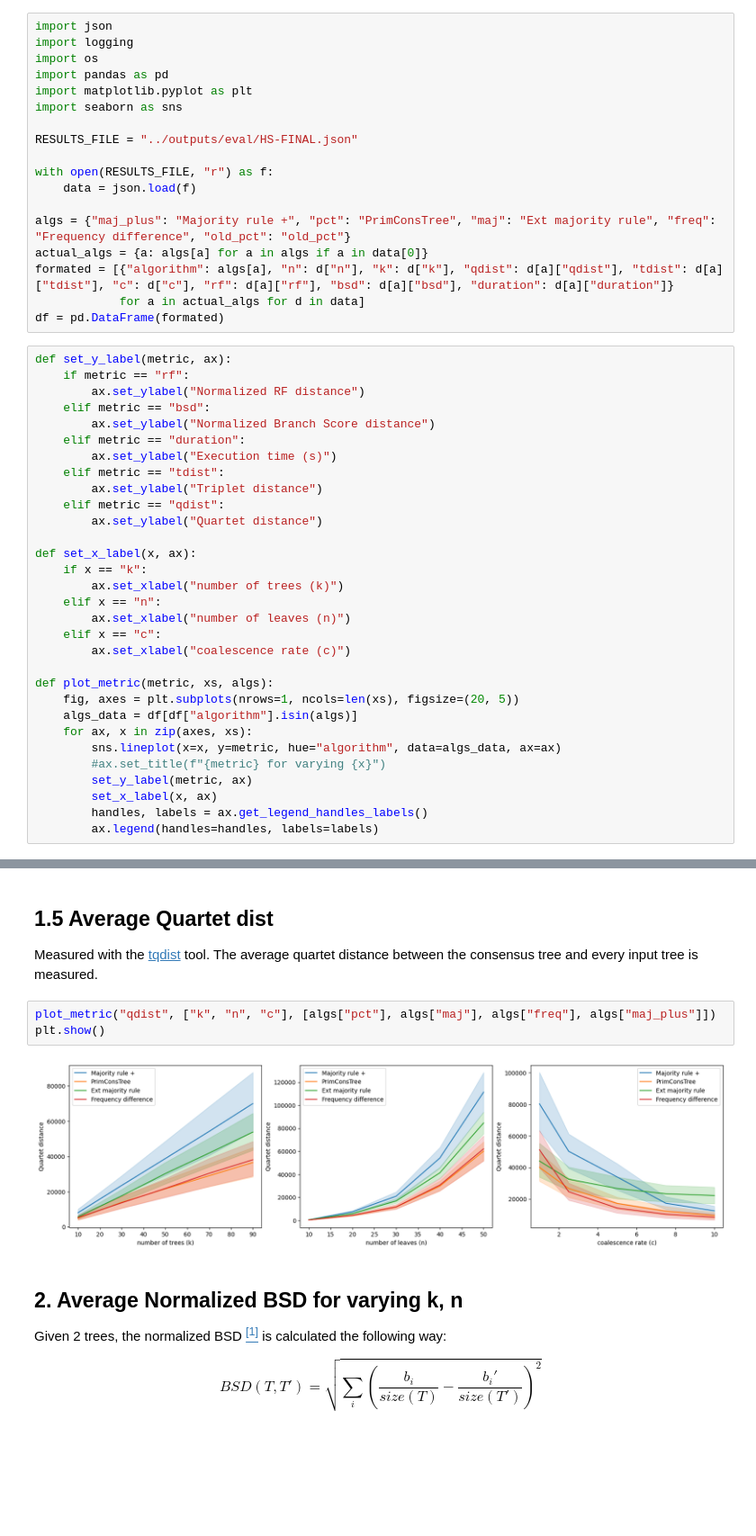
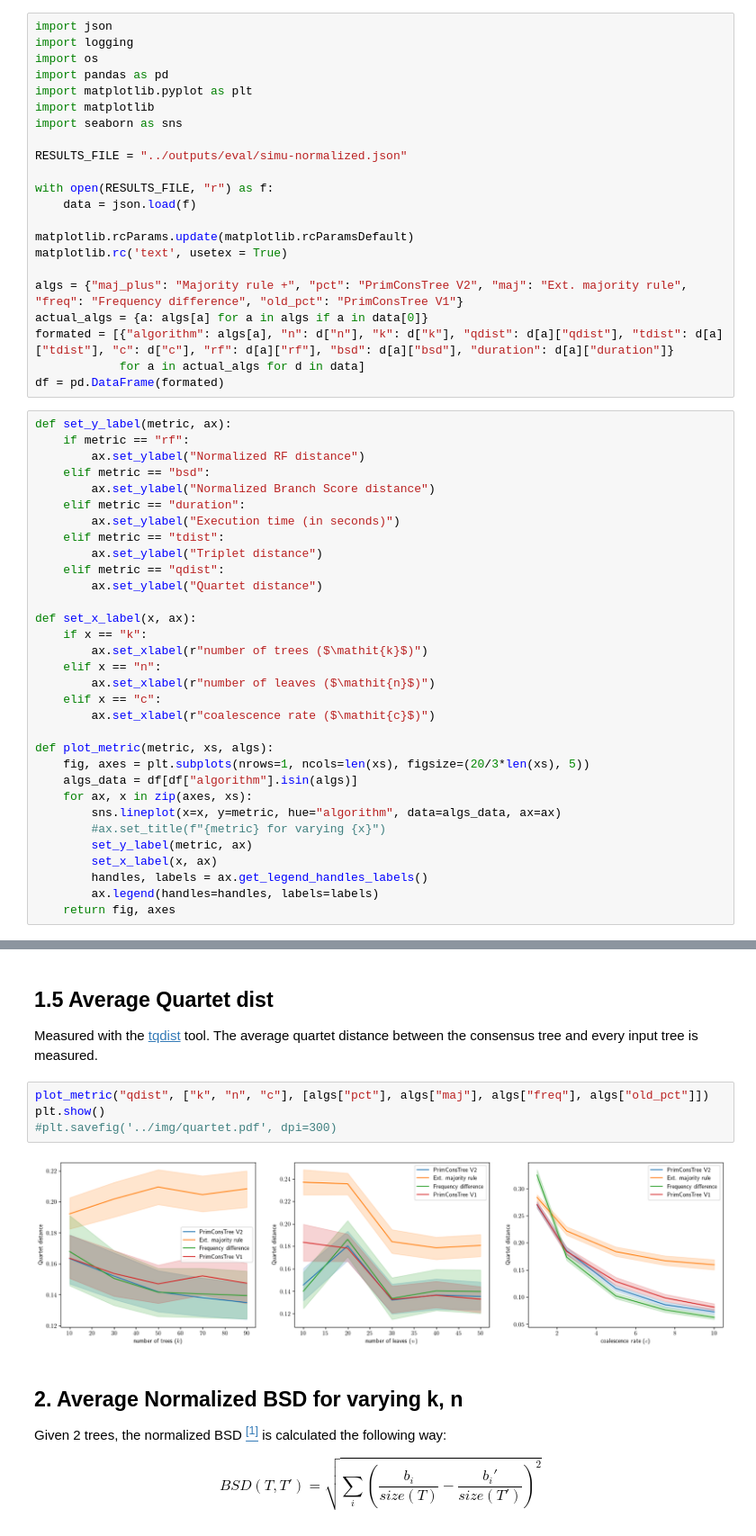
Before and after one commit to tahiri-lab/PrismTree, a Jupyter notebook: src/analysis.ipynb, the cells around one changed output, grey strips where cells are left out. Shown: that part at 90% size. Saved outputs shown, nothing was run; the diff lists cells and outputs as text; blank space fills up the shorter version.

```diff
--- a/src/analysis.ipynb
+++ b/src/analysis.ipynb
@@ -15,14 +15,18 @@ import logging
 import os
 import pandas as pd
 import matplotlib.pyplot as plt
+import matplotlib
 import seaborn as sns
 
-RESULTS_FILE = "../outputs/eval/HS-FINAL.json"
+RESULTS_FILE = "../outputs/eval/simu-normalized.json"
 
 with open(RESULTS_FILE, "r") as f:
     data = json.load(f)
 
-algs = {"maj_plus": "Majority rule +", "pct": "PrimConsTree", "maj": "Ext majority rule", "freq": "Frequency difference", "old_pct": "old_pct"}
+matplotlib.rcParams.update(matplotlib.rcParamsDefault)
+matplotlib.rc('text', usetex = True)
+
+algs = {"maj_plus": "Majority rule +", "pct": "PrimConsTree V2", "maj": "Ext. majority rule", "freq": "Frequency difference", "old_pct": "PrimConsTree V1"}
 actual_algs = {a: algs[a] for a in algs if a in data[0]}
 formated = [{"algorithm": algs[a], "n": d["n"], "k": d["k"], "qdist": d[a]["qdist"], "tdist": d[a]["tdist"], "c": d["c"], "rf": d[a]["rf"], "bsd": d[a]["bsd"], "duration": d[a]["duration"]}
             for a in actual_algs for d in data]
@@ -34,7 +38,7 @@ def set_y_label(metric, ax):
     elif metric == "bsd":
         ax.set_ylabel("Normalized Branch Score distance")
     elif metric == "duration":
-        ax.set_ylabel("Execution time (s)")
+        ax.set_ylabel("Execution time (in seconds)")
     elif metric == "tdist":
         ax.set_ylabel("Triplet distance")
     elif metric == "qdist":
@@ -42,14 +46,14 @@ def set_y_label(metric, ax):
 
 def set_x_label(x, ax):
     if x == "k":
-        ax.set_xlabel("number of trees (k)")
+        ax.set_xlabel(r"number of trees ($\mathit{k}$)")
     elif x == "n":
-        ax.set_xlabel("number of leaves (n)")
+        ax.set_xlabel(r"number of leaves ($\mathit{n}$)")
     elif x == "c":
-        ax.set_xlabel("coalescence rate (c)")
+        ax.set_xlabel(r"coalescence rate ($\mathit{c}$)")
 
 def plot_metric(metric, xs, algs):
-    fig, axes = plt.subplots(nrows=1, ncols=len(xs), figsize=(20, 5))
+    fig, axes = plt.subplots(nrows=1, ncols=len(xs), figsize=(20/3*len(xs), 5))
     algs_data = df[df["algorithm"].isin(algs)]
     for ax, x in zip(axes, xs):
         sns.lineplot(x=x, y=metric, hue="algorithm", data=algs_data, ax=ax)
@@ -58,6 +62,7 @@ def plot_metric(metric, xs, algs):
         set_x_label(x, ax)
         handles, labels = ax.get_legend_handles_labels()
         ax.legend(handles=handles, labels=labels)
+    return fig, axes
 # %% [markdown]
 ## 1. Average RF for varying k, n, c
 
@@ -81,10 +89,11 @@ plt.show()
 
 Measured with the [tqdist](https://www.birc.au.dk/~cstorm/software/tqdist/) tool. The average quartet distance between the consensus tree and every input tree is measured.
 # %%
-plot_metric("qdist", ["k", "n", "c"], [algs["pct"], algs["maj"], algs["freq"], algs["maj_plus"]])
+plot_metric("qdist", ["k", "n", "c"], [algs["pct"], algs["maj"], algs["freq"], algs["old_pct"]])
 plt.show()
+#plt.savefig('../img/quartet.pdf', dpi=300)
 # %% [output]
-[figure, old version]
+[figure, new version]
 # %% [markdown]
 ## 2. Average Normalized BSD for varying k, n
 
```
Also changed, not shown: parts of 4 cells of this notebook, 7 other files.
